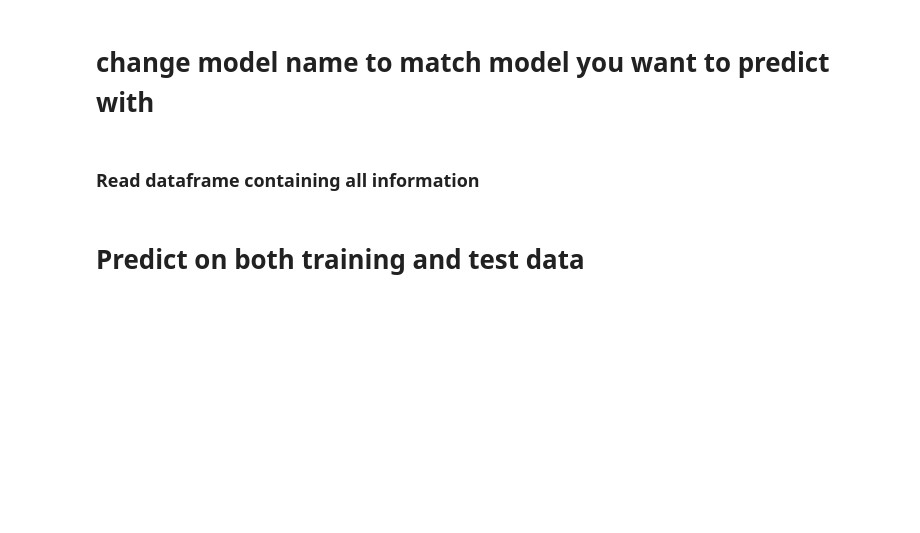
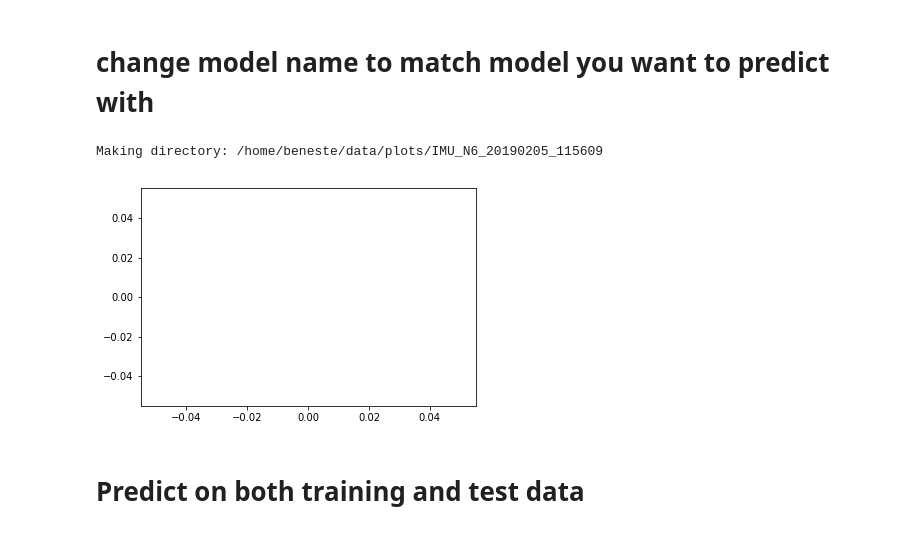
Before and after one commit to Stunkymonkey/fapra-imu, a Jupyter notebook: keras/03_model-predict.ipynb, the cells around one changed output. Saved outputs shown, nothing was run; the diff lists cells and outputs as text; code cells hidden in the pictures; blank space fills up the shorter version.

```diff
--- a/keras/03_model-predict.ipynb
+++ b/keras/03_model-predict.ipynb
@@ -49,11 +69,18 @@ Using TensorFlow backend.
 # %%
-model_name = "IMU_N5X_20190123_181046.1000-220034.04.h5"
+model_name = "IMU_N6_20190205_115609.h5"
+model_path = str(Path.home()) + "/data/models/" + model_name
+ID = model_name.split(".")[0]
 smartphone = model_name.split("_")[1]
+#########################
+trainedNormalized = False
+plotLegend = True
+#########################
+
 
 directory = str(Path.home()) + "/data/plots/" + model_name.split(".")[0]
 
 if not os.path.exists(directory):
     print("Making directory: " + directory)
-    os.makedirs(directory)
+    #os.makedirs(directory)
+# %% [output]
+Making directory: /home/beneste/data/plots/IMU_N6_20190205_115609
-# %% [markdown]
-### Read dataframe containing all information
@@ -105,2 +152,22 @@ elif smartphone == "N6":
+# %%
+#####################
+#Patches for legends#
+#####################
+colors = ["#fc8d59","#3182bd"]
+texts = ["Test","Training"]
+colors_predic = ["#91cf60","#fc8d59"]
+texts_predic = ["Actual","Prediction"]
+
+patches_origin_double = [ plt.plot([],[], marker="o", ms=10, ls="", mec=None, color=colors[i],
+            label="{:s}".format(texts[i]) )[0]  for i in range(len(texts)) ]
+
+patches_origin = [plt.plot([], marker="o", ms=10, ls="", mec=None, color=colors[0],
+            label="{:s}".format(texts[0]) )[0]]
+
+patches_predic = [plt.plot([],[], marker="o", ms=10, ls="", mec=None, color=colors_predic[i],
+            label="{:s}".format(texts_predic[i]) )[0]  for i in range(len(texts))]
+patches_predic = patches_predic + plt.plot([], marker="_", ms=10, ls="", mec=None, color="#3182bd", label="Relation")
+# %% [output]
+[figure, added]
 # %% [markdown]
 # Predict on both training and test data
```
Also changed, not shown: parts of 35 cells of this notebook, 7 other files.
